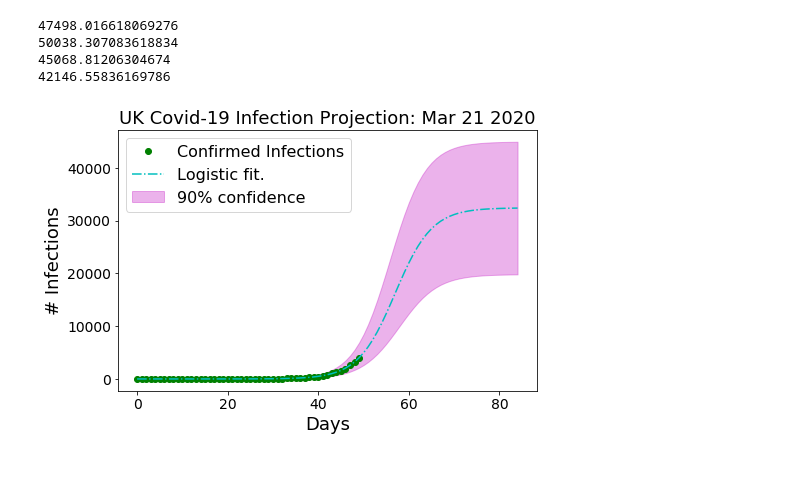
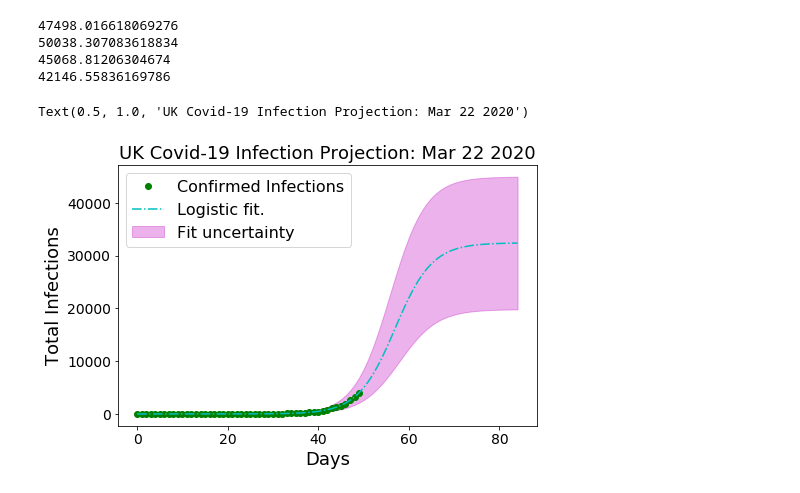
Before and after one commit to dtlloyd/Python_scripts, a Jupyter notebook: Covid-19 Infection Rate Fitting/Covid-19 Projection UK.ipynb, the cells around one changed output. Drawn from its saved outputs; the diff is of its cells as text; code cells hidden in the pictures.

```diff
--- a/Covid-19 Infection Rate Fitting/Covid-19 Projection UK.ipynb
+++ b/Covid-19 Infection Rate Fitting/Covid-19 Projection UK.ipynb
@@ -146,24 +146,25 @@ print(sum_residuals(Infections,logistic(Days, *p_log)))
 # %%
 #logistic fit range of outcomes
 Days_longer = np.arange(0,85)
 y0 = logistic(Days_longer, *p_log)
 y_up = logistic(Days_longer, *(p_log-np.sqrt(np.diag(pc_log))))
 y_do = logistic(Days_longer, *(p_log+np.sqrt(np.diag(pc_log))))
 
 plt.rcParams["figure.figsize"] = [7.5, 4.8]
 fig, ax1 = plt.subplots()
-ax1.fill_between(Days_longer, y_do, y_up,color = 'm', alpha = 0.3, label = '90% confidence')
+ax1.fill_between(Days_longer, y_do, y_up,color = 'm', alpha = 0.3, label = 'Fit uncertainty')
 
 plt.plot(Days,Infections,'o',color = 'green', markersize = 6,label = 'Confirmed Infections')
 plt.plot(Days_longer, logistic(Days_longer, *p_log), 'c-.',label = 'Logistic fit.')
 
 plt.xticks(fontsize = FS-4)
 plt.yticks(fontsize = FS-4)
 plt.legend(fontsize = FS-2, loc = 'upper left')
-plt.ylabel('# Infections',fontsize = FS)
+plt.ylabel('Total Infections',fontsize = FS)
 plt.xlabel('Days',fontsize = FS)
 plt.title('UK Covid-19 Infection Projection: ' \
           + (date.today()).strftime("%b %d %Y"), fontsize = FS)
-plt.savefig('Logistic_projection.png',bbox_inches='tight')
+#plt.savefig('Logistic_projection.png',bbox_inches='tight')
 # %% [output]
+Text(0.5, 1.0, 'UK Covid-19 Infection Projection: Mar 22 2020')
-[figure, old version]
+[figure, new version]
```
Also changed, not shown: parts of 1 cell of this notebook.
